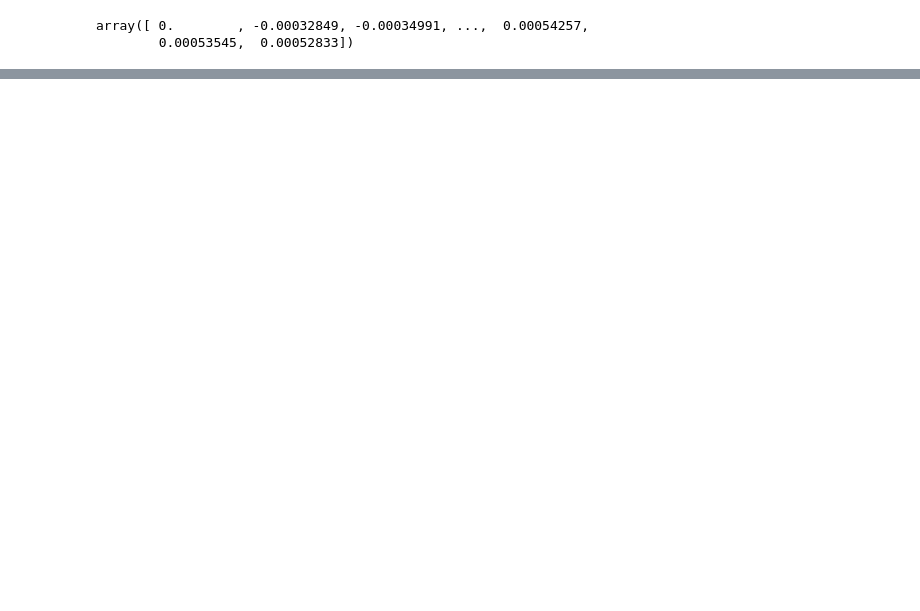
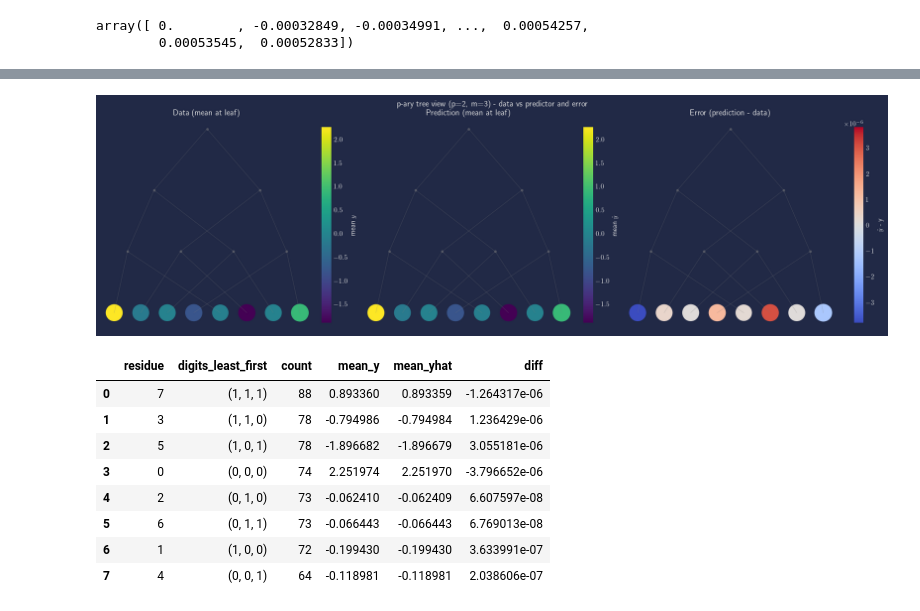
Before and after one commit to MatthewAlexanderFisher/vgd, a Jupyter notebook: var_four_reg.ipynb, the cells around one changed output, grey strips where cells are left out. Saved outputs shown, nothing was run; the diff lists cells and outputs as text; code cells hidden in the pictures; blank space fills up the shorter version.

```diff
--- a/var_four_reg.ipynb
+++ b/var_four_reg.ipynb
@@ -1107,0 +1704,6 @@ play_audio(clean, sr)
+# %%
+p, m = 2, 4
+
+X, y, truth = make_p_adic_regression_data_1d(p=p, m=m, N=600, key=jax.random.PRNGKey(42))
+
+plot_p_adic_tree(X, y, p, m, title="1D data distribution in p-adic tree")
@@ -1107,0 +1953,13 @@ play_audio(clean, sr)
+# %%
+plot_p_adic_tree_with_predictor(X1, y1, Q1, pred1, p=pred1.p, m=pred1.m,)
+# %% [output]
+[figure, added]
+|  | residue | digits_least_first | count | mean_y | mean_yhat | diff |
+| 0 | 7 | (1, 1, 1) | 88 | 0.893360 | 0.893359 | -1.264317e-06 |
+| 1 | 3 | (1, 1, 0) | 78 | -0.794986 | -0.794984 | 1.236429e-06 |
+| 2 | 5 | (1, 0, 1) | 78 | -1.896682 | -1.896679 | 3.055181e-06 |
+| 3 | 0 | (0, 0, 0) | 74 | 2.251974 | 2.251970 | -3.796652e-06 |
+| 4 | 2 | (0, 1, 0) | 73 | -0.062410 | -0.062409 | 6.607597e-08 |
+| 5 | 6 | (0, 1, 1) | 73 | -0.066443 | -0.066443 | 6.769013e-08 |
+| 6 | 1 | (1, 0, 0) | 72 | -0.199430 | -0.199430 | 3.633991e-07 |
+| 7 | 4 | (0, 0, 1) | 64 | -0.118981 | -0.118981 | 2.038606e-07 |
```
Also changed, not shown: parts of 8 cells of this notebook, 45 other files.
